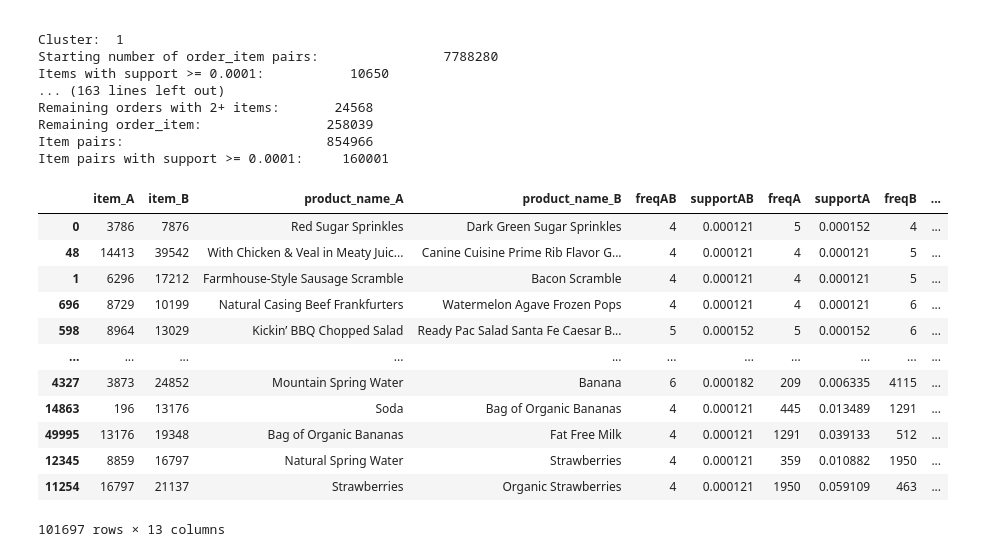
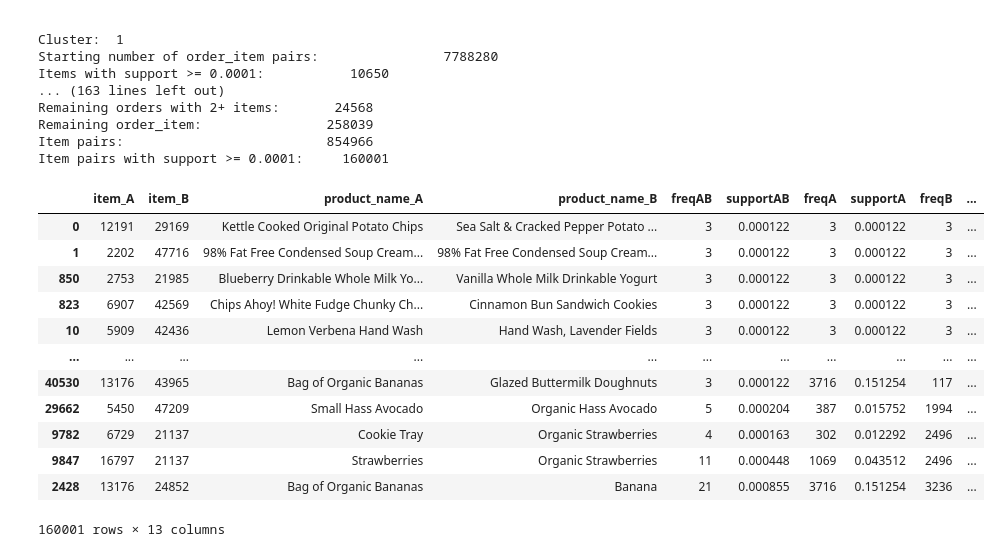
Before and after one commit to melodygr/grocery_recommendation, a Jupyter notebook: Market_Basket_Analysis.ipynb, the cells around one changed output. Drawn from its saved outputs; the diff is of its cells as text; code cells hidden in the pictures.

```diff
--- a/Market_Basket_Analysis.ipynb
+++ b/Market_Basket_Analysis.ipynb
@@ -265,22 +230,22 @@ for x in group_association_rules_dic:
 # %%
 # example of association rule dataframe
 
-x = group_association_rules_dic[5]
+x = group_association_rules_dic[19]
 x.sort_values('lift', ascending = False)
 # %% [output]
 |  | item_A | item_B | product_name_A | product_name_B | freqAB | supportAB | freqA | supportA | freqB | ... |
-| 0 | 3786 | 7876 | Red Sugar Sprinkles | Dark Green Sugar Sprinkles | 4 | 0.000121 | 5 | 0.000152 | 4 | ... |
-| 48 | 14413 | 39542 | With Chicken & Veal in Meaty Juic... | Canine Cuisine Prime Rib Flavor G... | 4 | 0.000121 | 4 | 0.000121 | 5 | ... |
-| 1 | 6296 | 17212 | Farmhouse-Style Sausage Scramble | Bacon Scramble | 4 | 0.000121 | 4 | 0.000121 | 5 | ... |
-| 696 | 8729 | 10199 | Natural Casing Beef Frankfurters | Watermelon Agave Frozen Pops | 4 | 0.000121 | 4 | 0.000121 | 6 | ... |
-| 598 | 8964 | 13029 | Kickin’ BBQ Chopped Salad | Ready Pac Salad Santa Fe Caesar B... | 5 | 0.000152 | 5 | 0.000152 | 6 | ... |
+| 0 | 12191 | 29169 | Kettle Cooked Original Potato Chips | Sea Salt & Cracked Pepper Potato ... | 3 | 0.000122 | 3 | 0.000122 | 3 | ... |
+| 1 | 2202 | 47716 | 98% Fat Free Condensed Soup Cream... | 98% Fat Free Condensed Soup Cream... | 3 | 0.000122 | 3 | 0.000122 | 3 | ... |
+| 850 | 2753 | 21985 | Blueberry Drinkable Whole Milk Yo... | Vanilla Whole Milk Drinkable Yogurt | 3 | 0.000122 | 3 | 0.000122 | 3 | ... |
+| 823 | 6907 | 42569 | Chips Ahoy! White Fudge Chunky Ch... | Cinnamon Bun Sandwich Cookies | 3 | 0.000122 | 3 | 0.000122 | 3 | ... |
+| 10 | 5909 | 42436 | Lemon Verbena Hand Wash | Hand Wash, Lavender Fields | 3 | 0.000122 | 3 | 0.000122 | 3 | ... |
 | ... | ... | ... | ... | ... | ... | ... | ... | ... | ... | ... |
-| 4327 | 3873 | 24852 | Mountain Spring Water | Banana | 6 | 0.000182 | 209 | 0.006335 | 4115 | ... |
-| 14863 | 196 | 13176 | Soda | Bag of Organic Bananas | 4 | 0.000121 | 445 | 0.013489 | 1291 | ... |
-| 49995 | 13176 | 19348 | Bag of Organic Bananas | Fat Free Milk | 4 | 0.000121 | 1291 | 0.039133 | 512 | ... |
-| 12345 | 8859 | 16797 | Natural Spring Water | Strawberries | 4 | 0.000121 | 359 | 0.010882 | 1950 | ... |
-| 11254 | 16797 | 21137 | Strawberries | Organic Strawberries | 4 | 0.000121 | 1950 | 0.059109 | 463 | ... |
+| 40530 | 13176 | 43965 | Bag of Organic Bananas | Glazed Buttermilk Doughnuts | 3 | 0.000122 | 3716 | 0.151254 | 117 | ... |
+| 29662 | 5450 | 47209 | Small Hass Avocado | Organic Hass Avocado | 5 | 0.000204 | 387 | 0.015752 | 1994 | ... |
+| 9782 | 6729 | 21137 | Cookie Tray | Organic Strawberries | 4 | 0.000163 | 302 | 0.012292 | 2496 | ... |
+| 9847 | 16797 | 21137 | Strawberries | Organic Strawberries | 11 | 0.000448 | 1069 | 0.043512 | 2496 | ... |
+| 2428 | 13176 | 24852 | Bag of Organic Bananas | Banana | 21 | 0.000855 | 3716 | 0.151254 | 3236 | ... |
-101697 rows × 13 columns
+160001 rows × 13 columns
 # %%
 # separate order data by cluster and transform into expected format of group association function at aisle level
 
```
Also changed, not shown: parts of 26 cells of this notebook, 21 other files.
